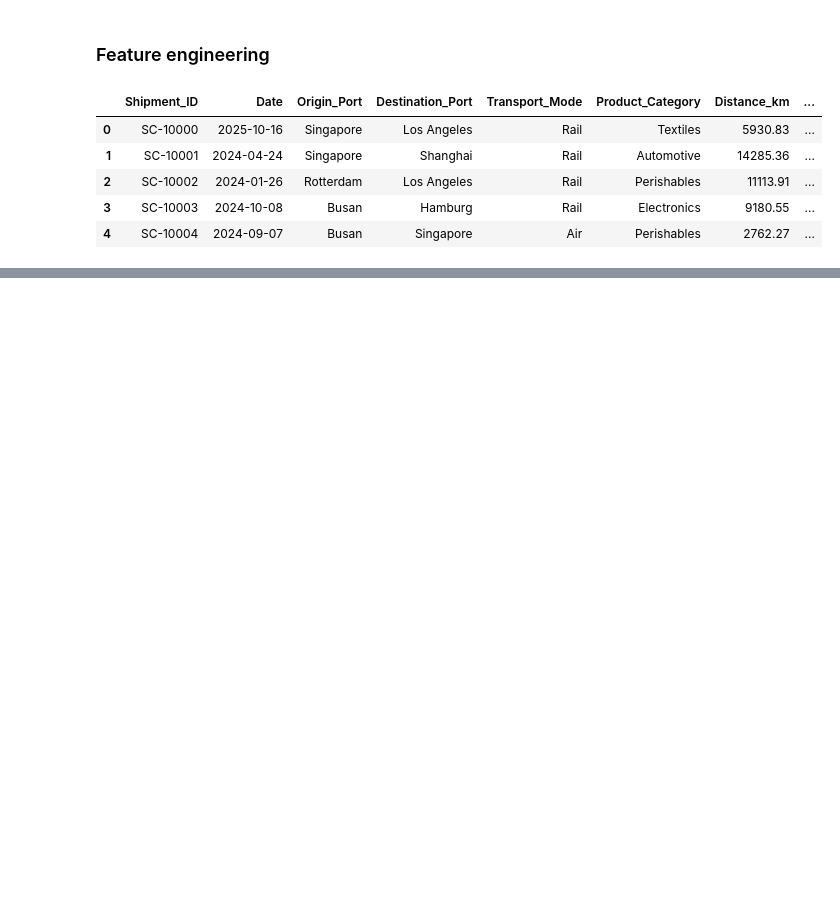
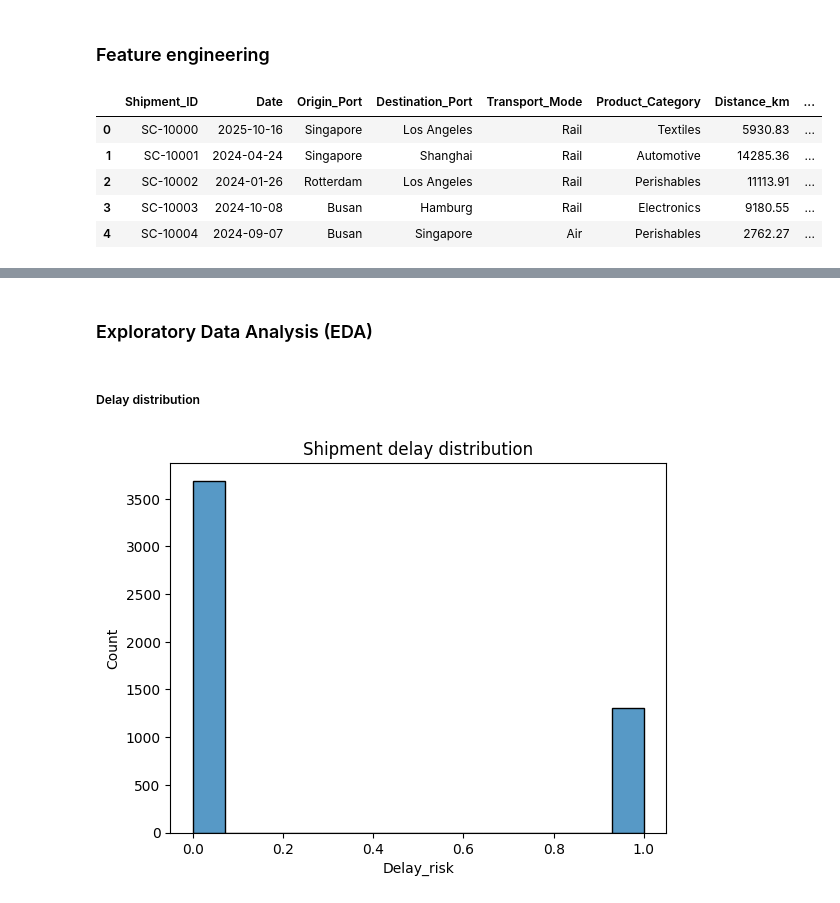
Before and after one commit to KarmegamJ/Global_supply_chain-2024-2026-, a Jupyter notebook: notebook/Global_supply_chain_24_26.ipynb, the cells around one changed output, grey strips where cells are left out. Cells and saved outputs as stored; diff of their text form; code cells hidden in the pictures; blank space fills up the shorter version.

```diff
--- a/notebook/Global_supply_chain_24_26.ipynb
+++ b/notebook/Global_supply_chain_24_26.ipynb
@@ -104,3 +108,5 @@ global_supply_chain_data.head()
 | 2 | SC-10002 | 2024-01-26 | Rotterdam | Los Angeles | Rail | Perishables | 11113.91 | ... |
 | 3 | SC-10003 | 2024-10-08 | Busan | Hamburg | Rail | Electronics | 9180.55 | ... |
 | 4 | SC-10004 | 2024-09-07 | Busan | Singapore | Air | Perishables | 2762.27 | ... |
+# %%
+global_supply_chain_data["Delay_risk"] = global_supply_chain_data["Lead_Time_Days"].apply(lambda x:1 if x>20 else 0)
@@ -106,0 +137,10 @@ global_supply_chain_data.head()
+# %% [markdown]
+### Exploratory Data Analysis (EDA)
+# %% [markdown]
+##### Delay distribution
+# %%
+sns.histplot(global_supply_chain_data["Delay_risk"])
+plt.title("Shipment delay distribution")
+plt.show()
+# %% [output]
+[figure, added]
```
Also changed, not shown: parts of 9 cells of this notebook.
